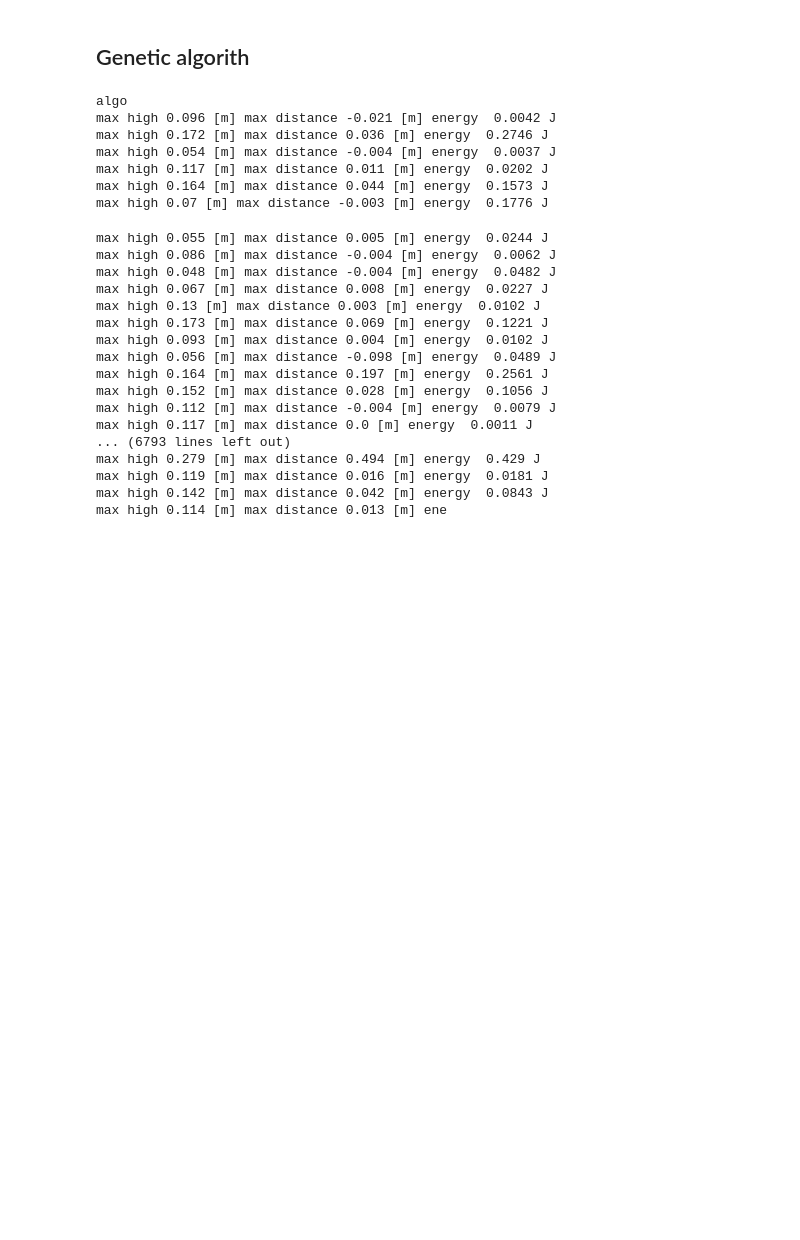
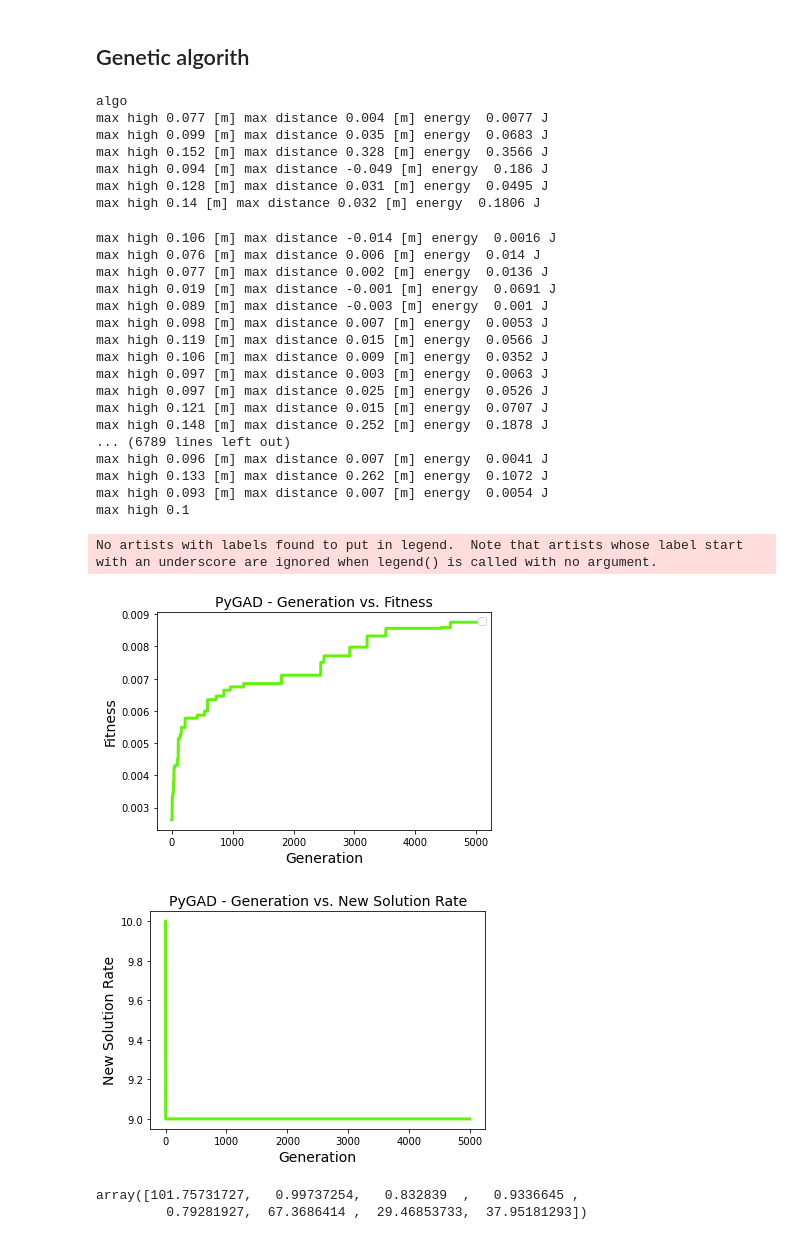
Before and after one commit to alifuatsahin/Jumping-Robot-Design, a Jupyter notebook: jumper_test/optimisation/optimisation GA.ipynb, the cells around one changed output. Drawn from its saved outputs; the diff is of its cells as text; code cells hidden in the pictures; blank space fills up the shorter version.

```diff
--- a/jumper_test/optimisation/optimisation GA.ipynb
+++ b/jumper_test/optimisation/optimisation GA.ipynb
@@ -18,35 +18,41 @@ How to use models
 #Range = 10
 #bound = Algorithm.create_boundaries(best_parameters,10)
 # %%
-nb_generation = 10000
+nb_generation = 5000
 BS = Algorithm.genetic_algorith(nb_generation)
 # %% [output]
 algo
-max high 0.096 [m] max distance -0.021 [m] energy  0.0042 J
-max high 0.172 [m] max distance 0.036 [m] energy  0.2746 J
-max high 0.054 [m] max distance -0.004 [m] energy  0.0037 J
-max high 0.117 [m] max distance 0.011 [m] energy  0.0202 J
-max high 0.164 [m] max distance 0.044 [m] energy  0.1573 J
-max high 0.07 [m] max distance -0.003 [m] energy  0.1776 J
+max high 0.077 [m] max distance 0.004 [m] energy  0.0077 J
+max high 0.099 [m] max distance 0.035 [m] energy  0.0683 J
+max high 0.152 [m] max distance 0.328 [m] energy  0.3566 J
+max high 0.094 [m] max distance -0.049 [m] energy  0.186 J
+max high 0.128 [m] max distance 0.031 [m] energy  0.0495 J
+max high 0.14 [m] max distance 0.032 [m] energy  0.1806 J
-max high 0.055 [m] max distance 0.005 [m] energy  0.0244 J
-max high 0.086 [m] max distance -0.004 [m] energy  0.0062 J
-max high 0.048 [m] max distance -0.004 [m] energy  0.0482 J
-max high 0.067 [m] max distance 0.008 [m] energy  0.0227 J
-max high 0.13 [m] max distance 0.003 [m] energy  0.0102 J
-max high 0.173 [m] max distance 0.069 [m] energy  0.1221 J
-max high 0.093 [m] max distance 0.004 [m] energy  0.0102 J
-max high 0.056 [m] max distance -0.098 [m] energy  0.0489 J
-max high 0.164 [m] max distance 0.197 [m] energy  0.2561 J
-max high 0.152 [m] max distance 0.028 [m] energy  0.1056 J
-max high 0.112 [m] max distance -0.004 [m] energy  0.0079 J
-max high 0.117 [m] max distance 0.0 [m] energy  0.0011 J
-... (6793 lines left out)
-max high 0.279 [m] max distance 0.494 [m] energy  0.429 J
-max high 0.119 [m] max distance 0.016 [m] energy  0.0181 J
-max high 0.142 [m] max distance 0.042 [m] energy  0.0843 J
-max high 0.114 [m] max distance 0.013 [m] ene
+max high 0.106 [m] max distance -0.014 [m] energy  0.0016 J
+max high 0.076 [m] max distance 0.006 [m] energy  0.014 J
+max high 0.077 [m] max distance 0.002 [m] energy  0.0136 J
+max high 0.019 [m] max distance -0.001 [m] energy  0.0691 J
+max high 0.089 [m] max distance -0.003 [m] energy  0.001 J
+max high 0.098 [m] max distance 0.007 [m] energy  0.0053 J
+max high 0.119 [m] max distance 0.015 [m] energy  0.0566 J
+max high 0.106 [m] max distance 0.009 [m] energy  0.0352 J
+max high 0.097 [m] max distance 0.003 [m] energy  0.0063 J
+max high 0.097 [m] max distance 0.025 [m] energy  0.0526 J
+max high 0.121 [m] max distance 0.015 [m] energy  0.0707 J
+max high 0.148 [m] max distance 0.252 [m] energy  0.1878 J
+... (6789 lines left out)
+max high 0.096 [m] max distance 0.007 [m] energy  0.0041 J
+max high 0.133 [m] max distance 0.262 [m] energy  0.1072 J
+max high 0.093 [m] max distance 0.007 [m] energy  0.0054 J
+max high 0.1
+No artists with labels found to put in legend.  Note that artists whose label start with an underscore are ignored when legend() is called with no argument.
+[figure, added]
+[figure, added]
 # %%
 BS[0]
+# %% [output]
+array([101.75731727,   0.99737254,   0.832839  ,   0.9336645 ,
+         0.79281927,  67.3686414 ,  29.46853733,  37.95181293])
 # %%
 parameters = Model.Parameters(BS[0])
 
```
Also changed, not shown: parts of 2 cells of this notebook, 4 other files.
